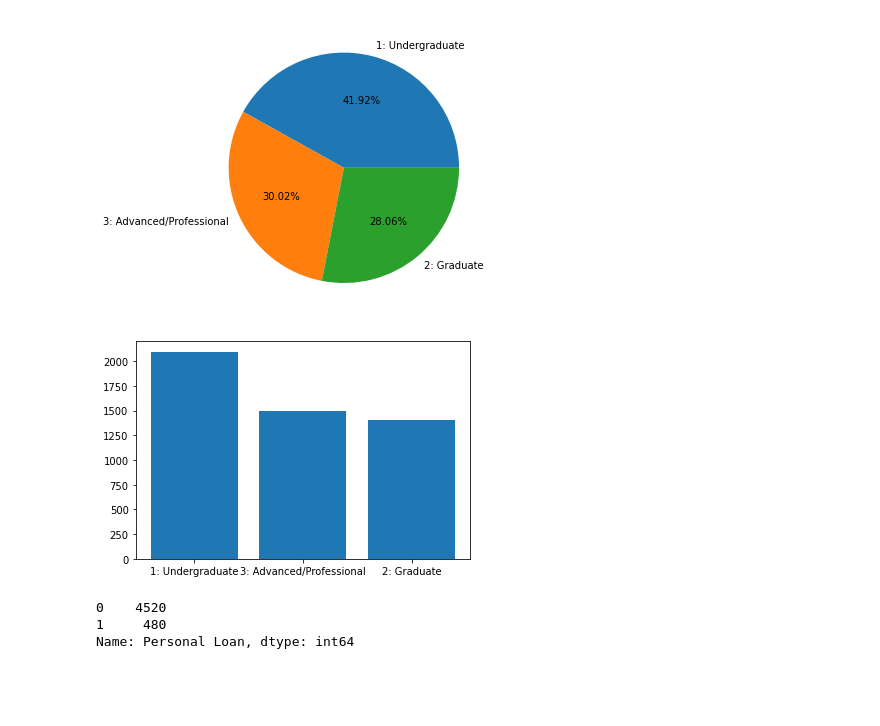
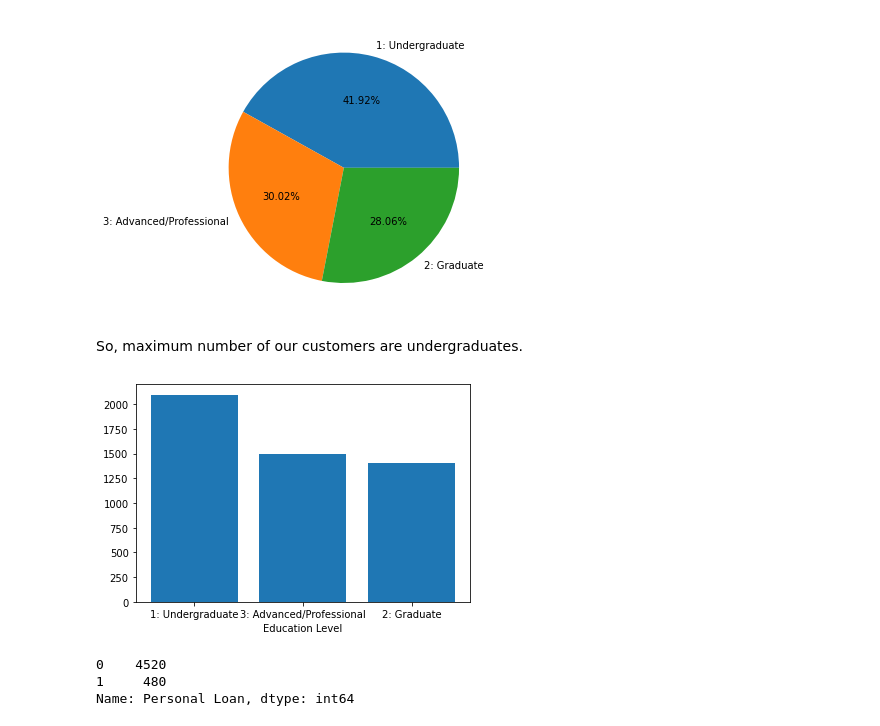
Before and after one commit to Saurabh-Datta/Internship_Project, a Jupyter notebook: Internship_Project.ipynb, the cells around one changed output. Saved outputs shown, nothing was run; the diff lists cells and outputs as text; code cells hidden in the pictures; blank space fills up the shorter version.

```diff
--- a/Internship_Project.ipynb
+++ b/Internship_Project.ipynb
@@ -218,12 +235,15 @@ ax.pie(dataset['Education'].value_counts(),labels=label,autopct='%1.2f%%')
 plt.show()
 # %% [output]
 [figure]
+# %% [markdown]
+So, maximum number of our customers are undergraduates.
 # %%
 #Viewing the bar graph representation of this distribution
 plt.bar(label, dataset['Education'].value_counts())
+plt.xlabel('Education Level')
 plt.show()
 # %% [output]
-[figure, old version]
+[figure, new version]
 # %%
 #Viewing Value Count of Previous Loan Taken, 0: No, 1: Yes
 dataset['Personal Loan'].value_counts()
```
Also changed, not shown: parts of 250 cells of this notebook.
